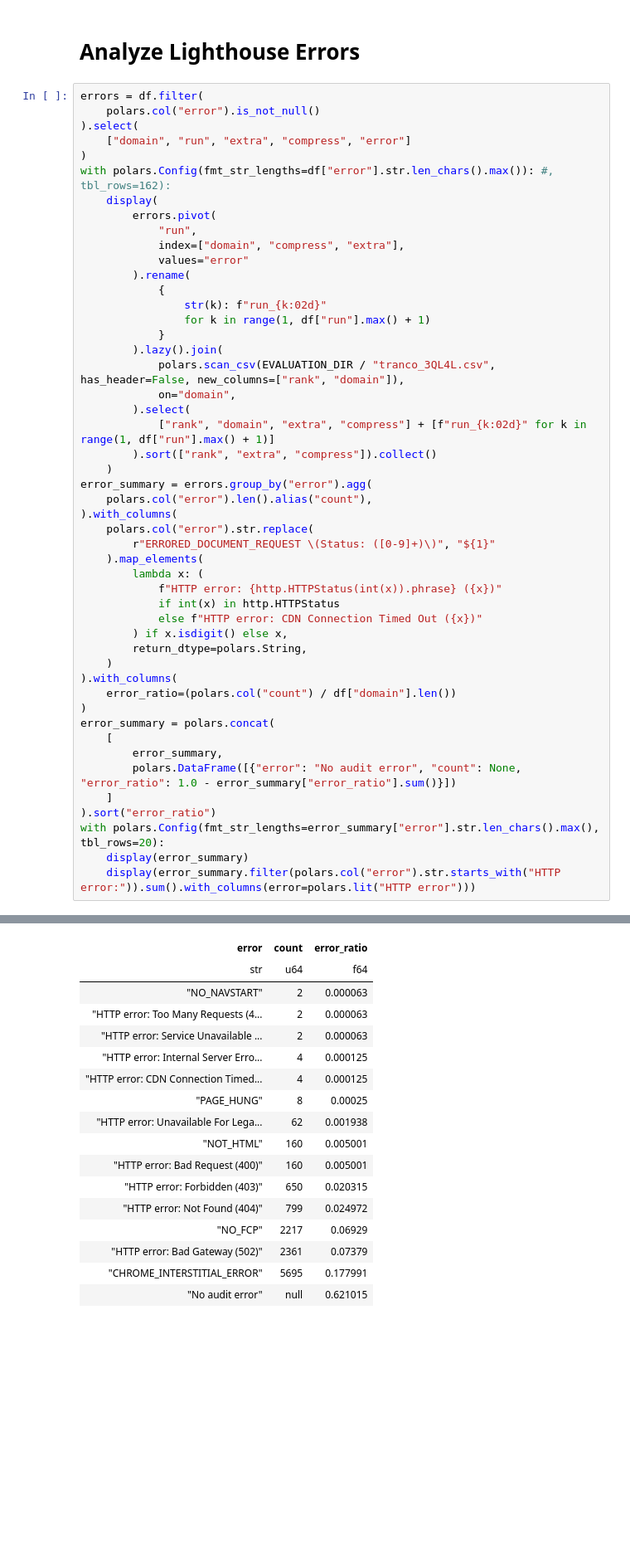
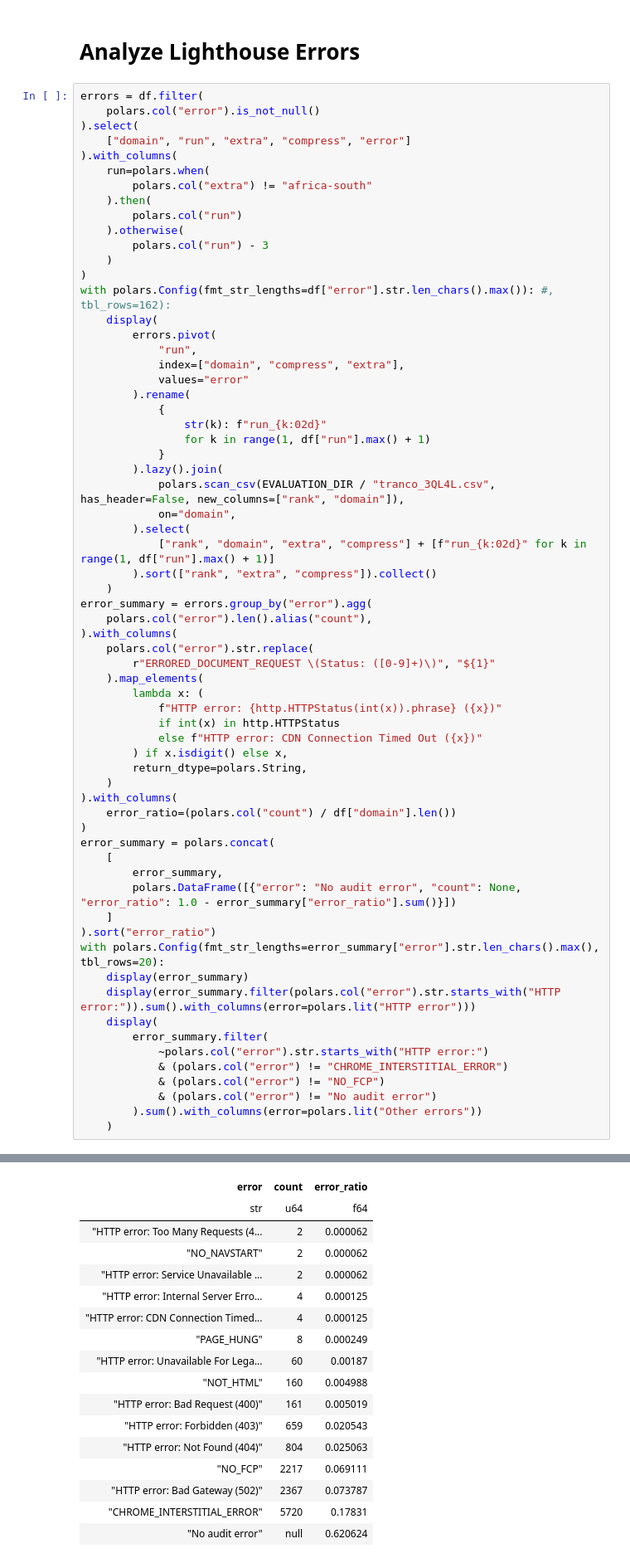
Before and after one commit to miri64/artifacts-tnsm26-cbor-dns-eval, a Jupyter notebook: 06_1evaluation.ipynb, the cells around one changed output, grey strips where cells are left out. Shown at 83% size. Drawn from its saved outputs; the diff is of its cells as text; blank space fills up the shorter version.

```diff
--- a/06_1evaluation.ipynb
+++ b/06_1evaluation.ipynb
@@ -543,6 +558,14 @@ errors = df.filter(
     polars.col("error").is_not_null()
 ).select(
     ["domain", "run", "extra", "compress", "error"]
+).with_columns(
+    run=polars.when(
+        polars.col("extra") != "africa-south"
+    ).then(
+        polars.col("run")
+    ).otherwise(
+        polars.col("run") - 3
+    )
 )
 with polars.Config(fmt_str_lengths=df["error"].str.len_chars().max()): #, tbl_rows=162):
     display(
@@ -587,4 +610,12 @@ error_summary = polars.concat(
 with polars.Config(fmt_str_lengths=error_summary["error"].str.len_chars().max(), tbl_rows=20):
     display(error_summary)
     display(error_summary.filter(polars.col("error").str.starts_with("HTTP error:")).sum().with_columns(error=polars.lit("HTTP error")))
+    display(
+        error_summary.filter(
+            ~polars.col("error").str.starts_with("HTTP error:")
+            & (polars.col("error") != "CHROME_INTERSTITIAL_ERROR")
+            & (polars.col("error") != "NO_FCP")
+            & (polars.col("error") != "No audit error")
+        ).sum().with_columns(error=polars.lit("Other errors"))
+    )
 # %% [output]
@@ -601,25 +632,25 @@ shape: (564, 35)
 | 1000000 | "aaacompany.net" | "indonesia" | false | "CHROME_INTERSTITIAL_ERROR" | "CHROME_INTERSTITIAL_ERROR" | "CHROME_INTERSTITIAL_ERROR" | "CHROME_INTERSTITIAL_ERROR" | "CHROME_INTERSTITIAL_ERROR" | "CHROME_INTERSTITIAL_ERROR" | "CHROME_INTERSTITIAL_ERROR" | "CHROME_INTERSTITIAL_ERROR" | ... |
 | 1000000 | "aaacompany.net" | "indonesia" | true | "CHROME_INTERSTITIAL_ERROR" | "CHROME_INTERSTITIAL_ERROR" | "CHROME_INTERSTITIAL_ERROR" | "CHROME_INTERSTITIAL_ERROR" | "CHROME_INTERSTITIAL_ERROR" | "CHROME_INTERSTITIAL_ERROR" | "CHROME_INTERSTITIAL_ERROR" | "CHROME_INTERSTITIAL_ERROR" | ... |
 | 1000000 | "aaacompany.net" | "us-west" | false | "CHROME_INTERSTITIAL_ERROR" | "CHROME_INTERSTITIAL_ERROR" | "CHROME_INTERSTITIAL_ERROR" | "CHROME_INTERSTITIAL_ERROR" | "CHROME_INTERSTITIAL_ERROR" | "CHROME_INTERSTITIAL_ERROR" | "CHROME_INTERSTITIAL_ERROR" | "CHROME_INTERSTITIAL_ERROR" | ... |
 | 1000000 | "aaacompany.net" | "us-west" | true | "CHROME_INTERSTITIAL_ERROR" | "CHROME_INTERSTITIAL_ERROR" | "CHROME_INTERSTITIAL_ERROR" | "CHROME_INTERSTITIAL_ERROR" | "CHROME_INTERSTITIAL_ERROR" | "CHROME_INTERSTITIAL_ERROR" | "CHROME_INTERSTITIAL_ERROR" | "CHROME_INTERSTITIAL_ERROR" | ... |
 shape: (15, 3)
 | error | count | error_ratio |
 | str | u64 | f64 |
-| "NO_NAVSTART" | 2 | 0.000063 |
-| "HTTP error: Too Many Requests (4... | 2 | 0.000063 |
-| "HTTP error: Service Unavailable ... | 2 | 0.000063 |
+| "HTTP error: Too Many Requests (4... | 2 | 0.000062 |
+| "NO_NAVSTART" | 2 | 0.000062 |
+| "HTTP error: Service Unavailable ... | 2 | 0.000062 |
 | "HTTP error: Internal Server Erro... | 4 | 0.000125 |
 | "HTTP error: CDN Connection Timed... | 4 | 0.000125 |
-| "PAGE_HUNG" | 8 | 0.00025 |
-| "HTTP error: Unavailable For Lega... | 62 | 0.001938 |
-| "NOT_HTML" | 160 | 0.005001 |
-| "HTTP error: Bad Request (400)" | 160 | 0.005001 |
-| "HTTP error: Forbidden (403)" | 650 | 0.020315 |
-| "HTTP error: Not Found (404)" | 799 | 0.024972 |
-| "NO_FCP" | 2217 | 0.06929 |
-| "HTTP error: Bad Gateway (502)" | 2361 | 0.07379 |
-| "CHROME_INTERSTITIAL_ERROR" | 5695 | 0.177991 |
-| "No audit error" | null | 0.621015 |
+| "PAGE_HUNG" | 8 | 0.000249 |
+| "HTTP error: Unavailable For Lega... | 60 | 0.00187 |
+| "NOT_HTML" | 160 | 0.004988 |
+| "HTTP error: Bad Request (400)" | 161 | 0.005019 |
+| "HTTP error: Forbidden (403)" | 659 | 0.020543 |
+| "HTTP error: Not Found (404)" | 804 | 0.025063 |
+| "NO_FCP" | 2217 | 0.069111 |
+| "HTTP error: Bad Gateway (502)" | 2367 | 0.073787 |
+| "CHROME_INTERSTITIAL_ERROR" | 5720 | 0.17831 |
+| "No audit error" | null | 0.620624 |
 shape: (1, 3)
 | error | count | error_ratio |
 | str | u64 | f64 |
```
Also changed, not shown: parts of 11 cells of this notebook.
